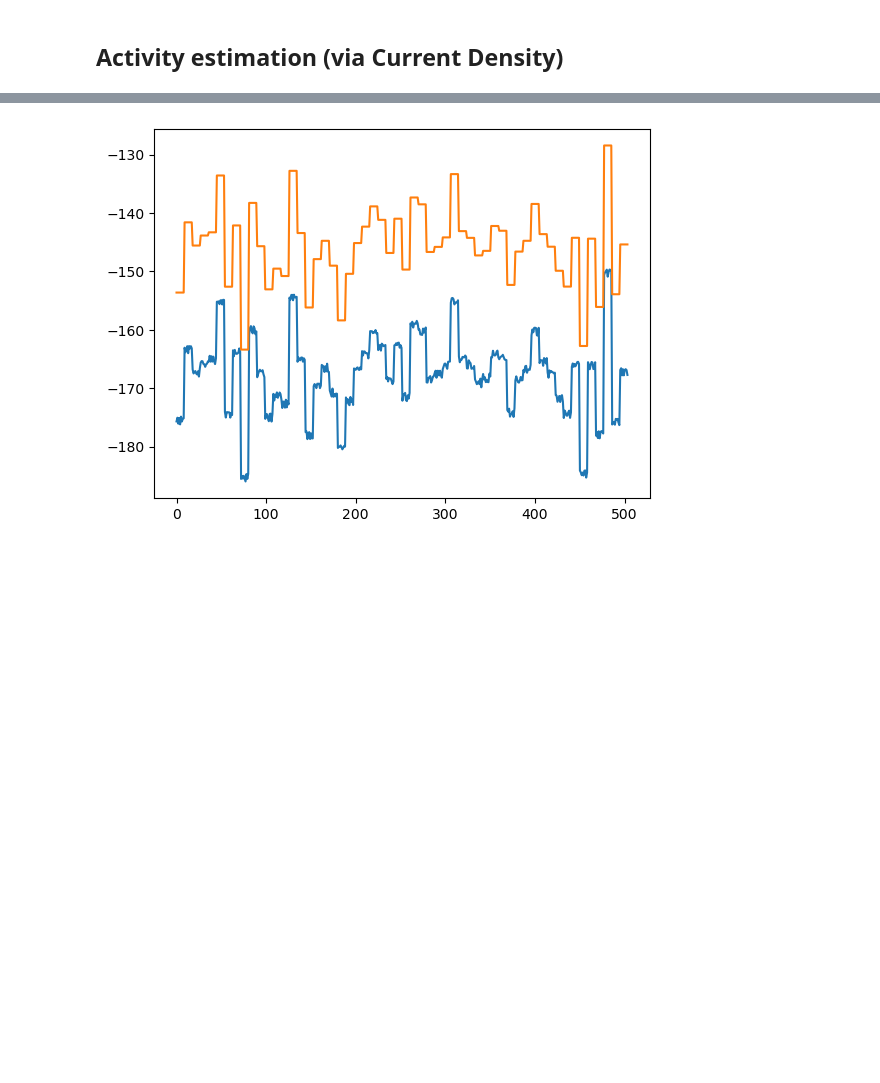
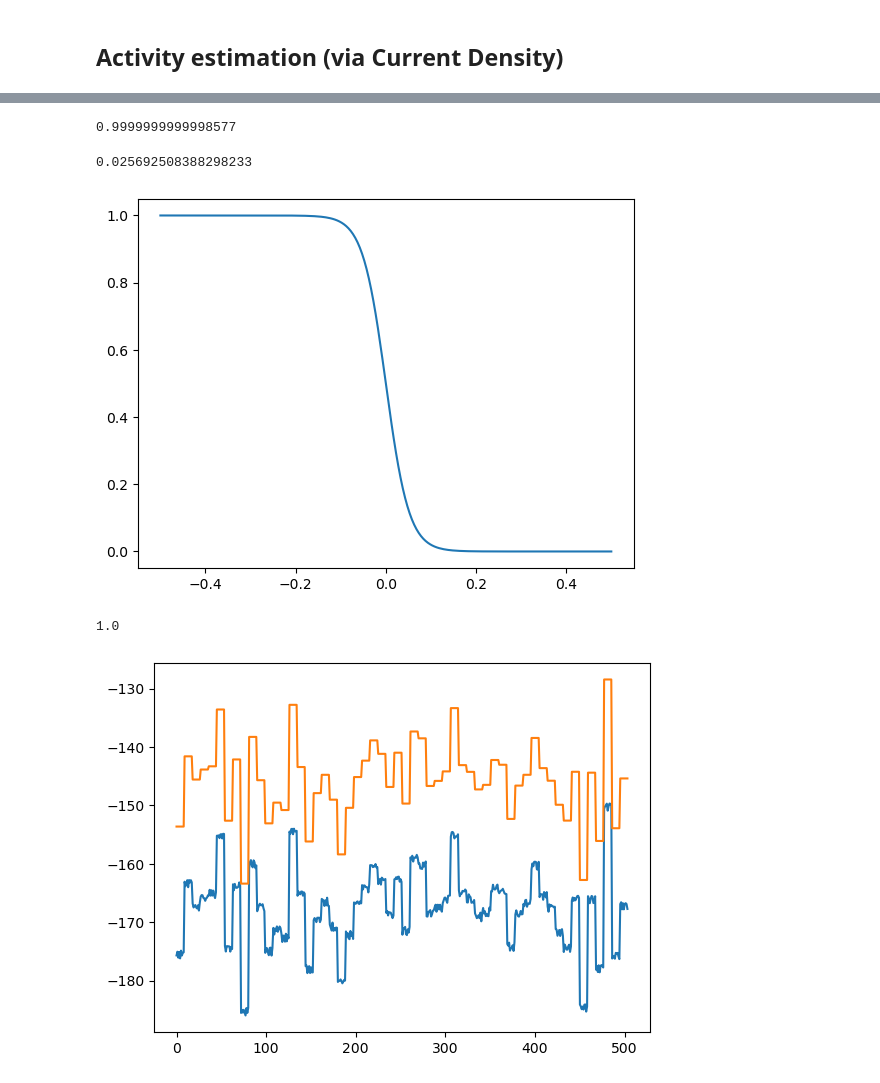
Before and after one commit to MarcusNoergaardWeng/CatalysisThesis, a Jupyter notebook: Notebooks/Load_DFT_data.ipynb, the cells around one changed output, grey strips where cells are left out. Saved outputs shown, nothing was run; the diff lists cells and outputs as text; code cells hidden in the pictures; blank space fills up the shorter version.

```diff
--- a/Notebooks/Load_DFT_data.ipynb
+++ b/Notebooks/Load_DFT_data.ipynb
@@ -399,8 +421,7 @@ molecules_dict
 # %%
 def sigmoid(dGn):
     '''Takes one energy for each reaction step energy and returns the i_site for the largest energy step'''
-    kB = 1.3806452*10**(-23) # J/K unit
-    T = 25+273.15 # K unit
+    kBT_eV = 0.025692508388298233
     max_dGn = np.max(dGn)
-    i_site = 1 / (1 + np.power(- max_dGn / kB*T))
+    i_site = 1 / (1 + np.exp( max_dGn / kBT_eV))
     return i_site
@@ -407,3 +510,24 @@ def sigmoid(dGn):
+# %%
+1 / (1 + np.exp(- 0.76 / 0.025692)) # Er det meningen at det altid skal give 1?
+# %% [output]
+0.9999999999998577
+# %%
+# We will precompute kB*T in units of eV
+kB = 1.3806452*10**(-23) # J/K unit
+T = 25+273.15 # K unit
+J_to_eV = 6.24150907*10**18
+kB*T*J_to_eV
+# %% [output]
+0.025692508388298233
+# %%
+plt.plot(np.linspace(-0.5, 0.5, 200), [sigmoid(n) for n in np.linspace(-0.5, 0.5, 200)])
+plt.show()
+# %% [output]
+[figure, added]
+# %%
+sigmoid(np.linspace(-2, 2, 200))
+# %% [output]
+1.0
 # %%
 # Lav en automatisk "Save to figures folder" ting i plotte-tingene, så jeg kan se dem på GitHub Mobile
 # %%
```
Also changed, not shown: parts of 24 cells of this notebook.
